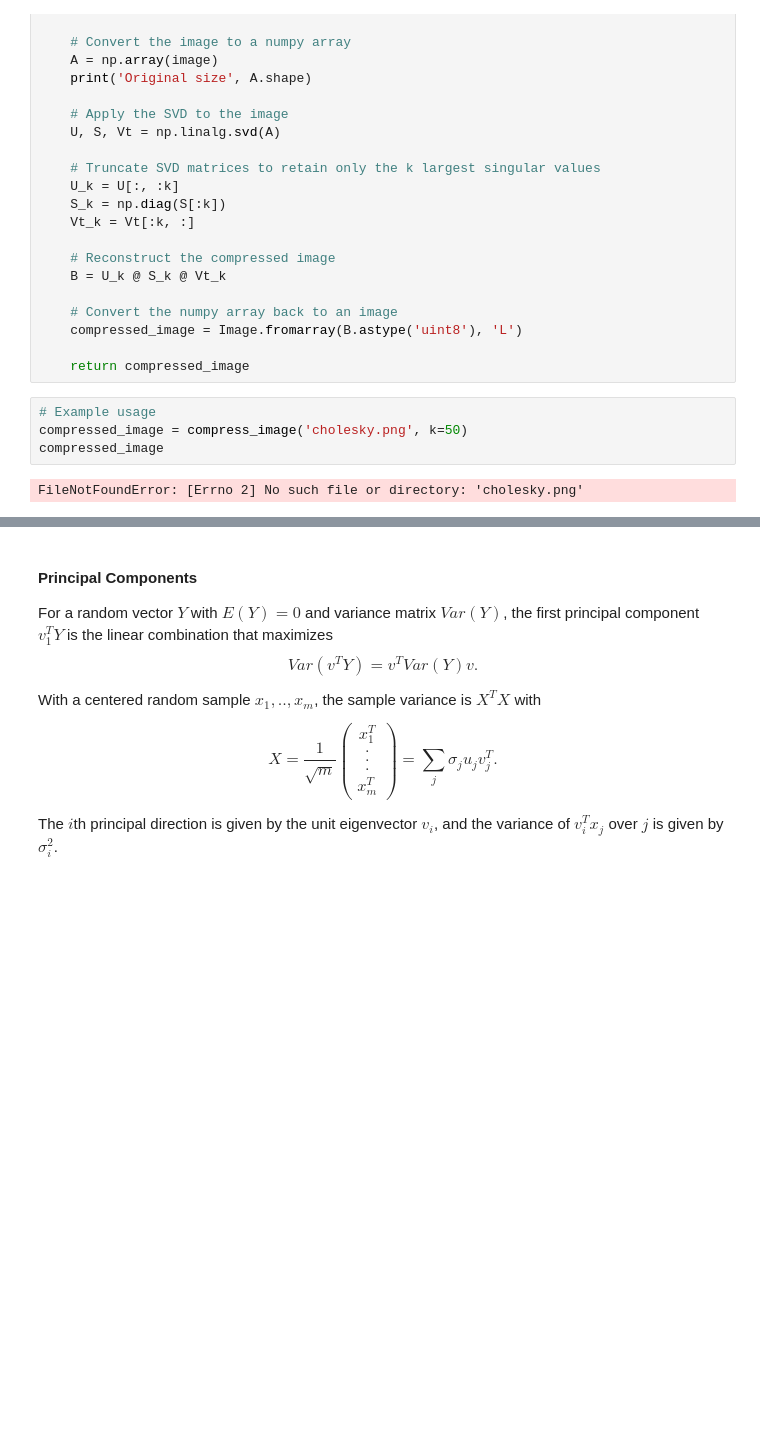
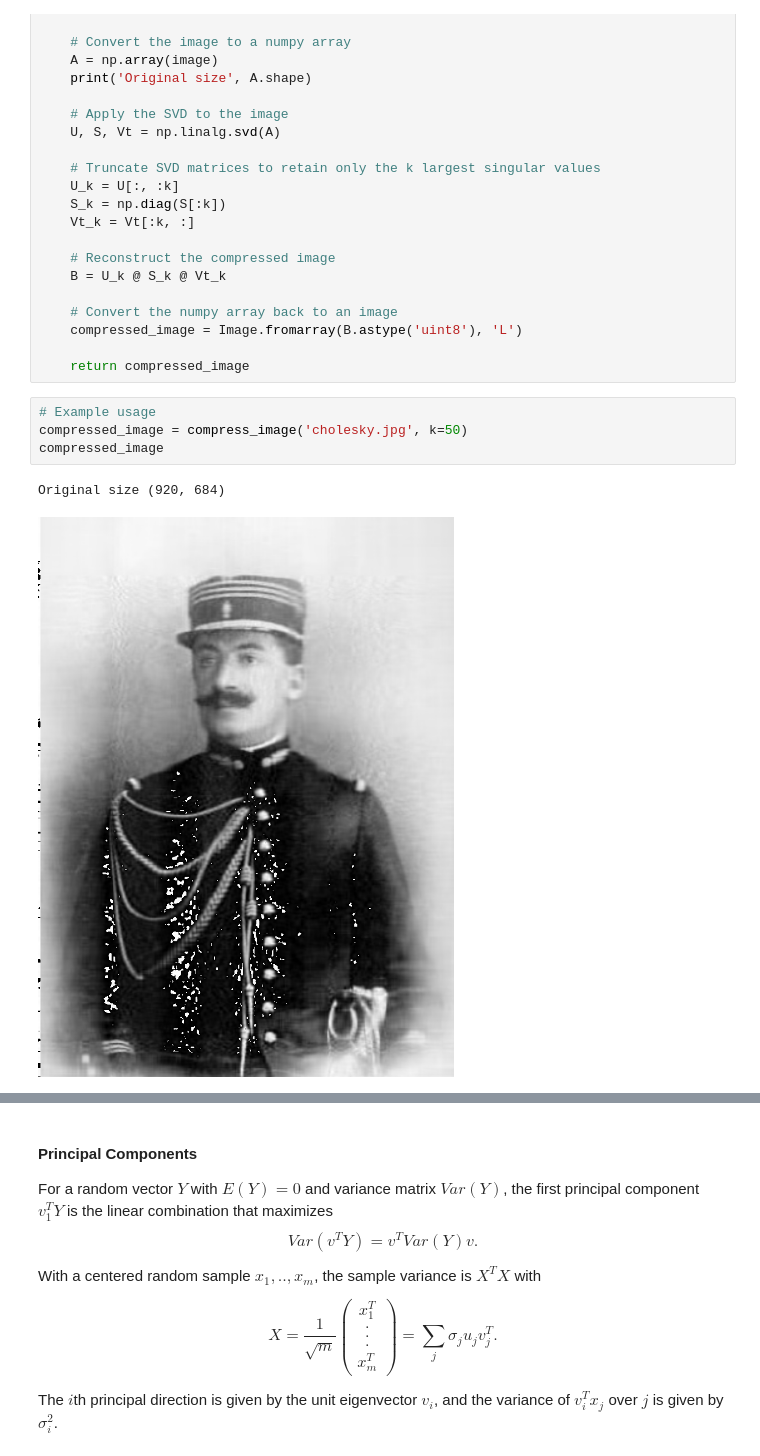
Before and after one commit to feizhe/STAT_207, a Jupyter notebook: Notes/6.SVD.ipynb, the cells around one changed output, grey strips where cells are left out. Saved outputs shown, nothing was run; the diff lists cells and outputs as text; blank space fills up the shorter version.

```diff
--- a/Notes/6.SVD.ipynb
+++ b/Notes/6.SVD.ipynb
@@ -165,9 +165,10 @@ def compress_image(image_path, k):
     return compressed_image
 # %%
 # Example usage
-compressed_image = compress_image('cholesky.png', k=50)
+compressed_image = compress_image('cholesky.jpg', k=50)
 compressed_image
 # %% [output]
-FileNotFoundError: [Errno 2] No such file or directory: 'cholesky.png'
+Original size (920, 684)
+[figure, added]
 # %%
 # Example usage
```
Also changed, not shown: parts of 1 cell of this notebook, 4 other files.
